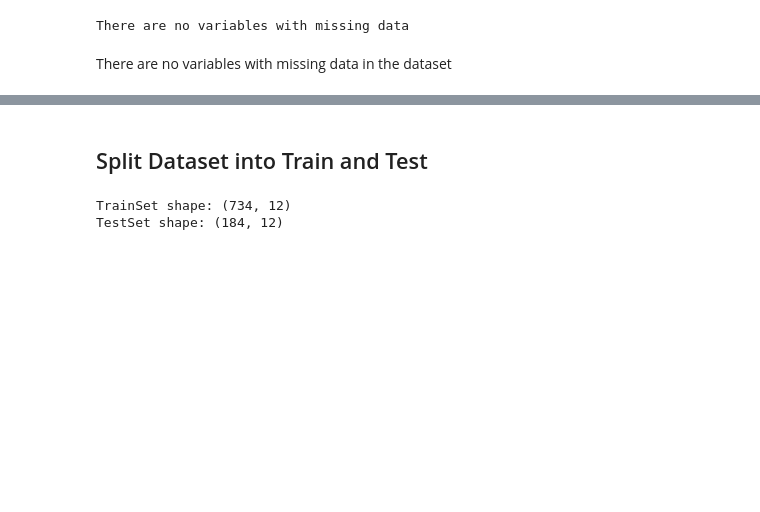
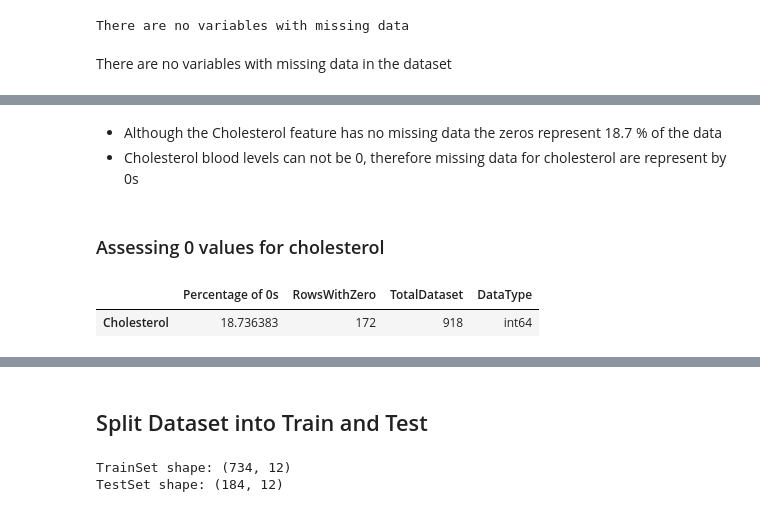
Before and after one commit to AngeloGaeta1990/Heart_attack_risk, a Jupyter notebook: jupyer_notebooks/DataCleaning.ipynb, the cells around one changed output, grey strips where cells are left out. Cells and saved outputs as stored; diff of their text form; code cells hidden in the pictures; blank space fills up the shorter version.

```diff
--- a/jupyer_notebooks/DataCleaning.ipynb
+++ b/jupyer_notebooks/DataCleaning.ipynb
@@ -67,0 +76,25 @@ There are no variables with missing data in the dataset
+# %% [markdown]
+- Although the Cholesterol feature has no missing data the zeros represent 18.7 % of the data
+- Cholesterol blood levels can not be 0, therefore missing data for cholesterol are represent by 0s
+# %% [markdown]
+### Assessing 0 values for cholesterol
+# %%
+def calculate_zero_percentage(df):
+    chol_series = df["Cholesterol"]
+    total_dataset = chol_series.count()
+    zero_count = (chol_series == 0).sum()
+    zero_percentage = (zero_count / total_dataset) * 100
+    data_type = chol_series.dtype
+    result_df = pd.DataFrame({
+            "Percentage of 0s": zero_percentage,
+            "RowsWithZero": zero_count,
+            "TotalDataset": total_dataset,
+            "DataType": data_type
+        }, index=["Cholesterol"])
+
+    return result_df
+# %%
+calculate_zero_percentage(df)
+# %% [output]
+|  | Percentage of 0s | RowsWithZero | TotalDataset | DataType |
+| Cholesterol | 18.736383 | 172 | 918 | int64 |
```
Also changed, not shown: parts of 10 cells of this notebook, 3 other files.
